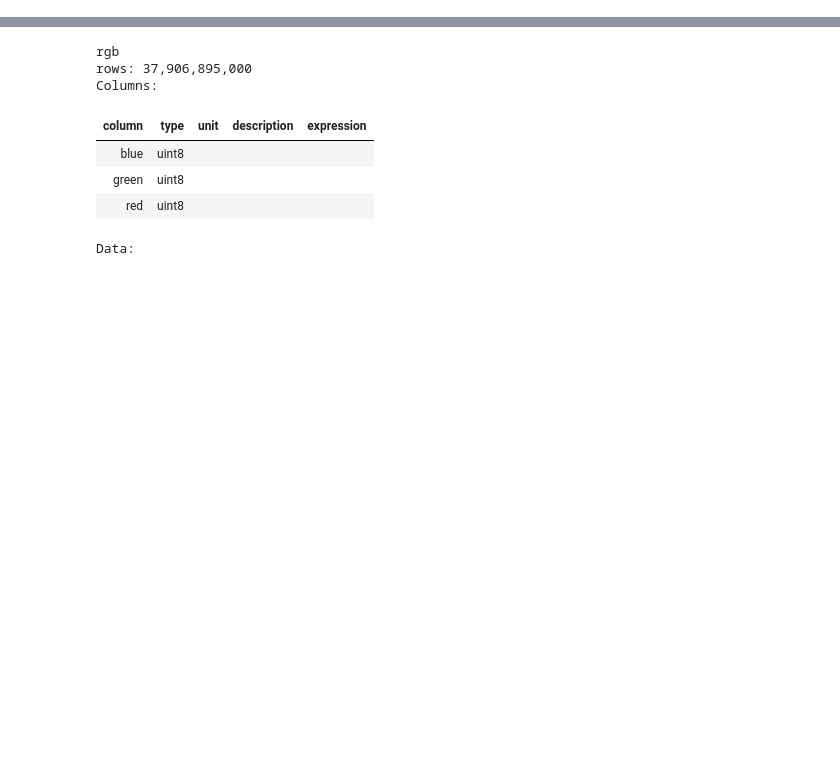
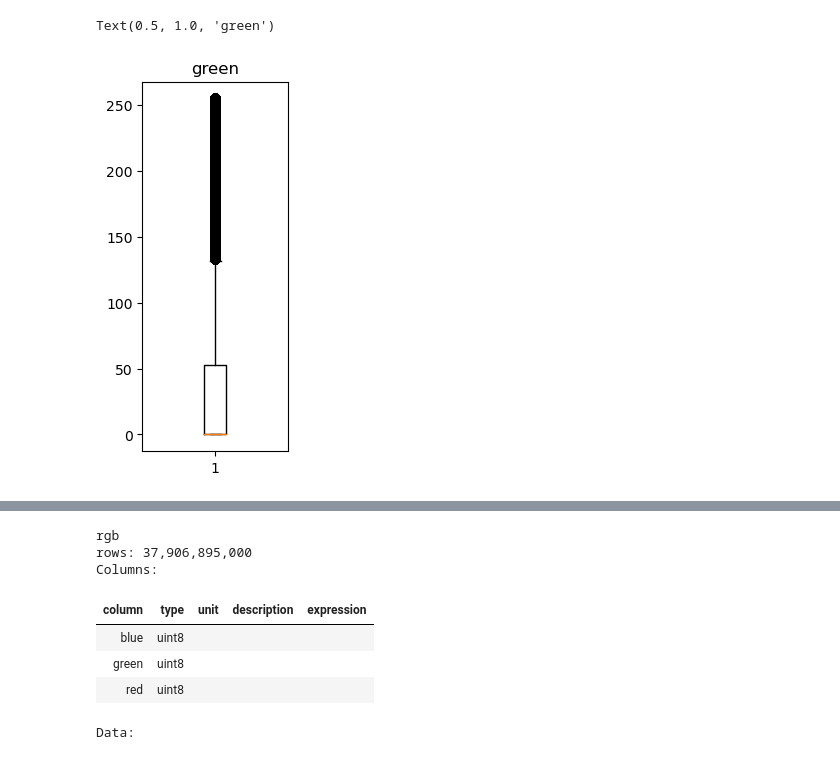
Before and after one commit to basil-77/bmstu_vkr, a Jupyter notebook: draft/raw_noise.ipynb, the cells around one changed output, grey strips where cells are left out. Drawn from its saved outputs; the diff is of its cells as text; code cells hidden in the pictures; blank space fills up the shorter version.

```diff
--- a/draft/raw_noise.ipynb
+++ b/draft/raw_noise.ipynb
@@ -63,0 +61,9 @@ rgb = np.memmap('rgb.memmap', dtype='uint8', mode='r', shape=(37906895000, 3))
+# %%
+plt.subplot(1,3,2)
+rgb_g = np.memmap('rgb_500_g.memmap', dtype='uint8', mode='r', shape=(500*4498*6742))
+plt.boxplot(rgb_g)
+del rgb_g
+plt.title('green')
+# %% [output]
+Text(0.5, 1.0, 'green')
+[figure, added]
```
Also changed, not shown: parts of 57 cells of this notebook, 4 other files.
